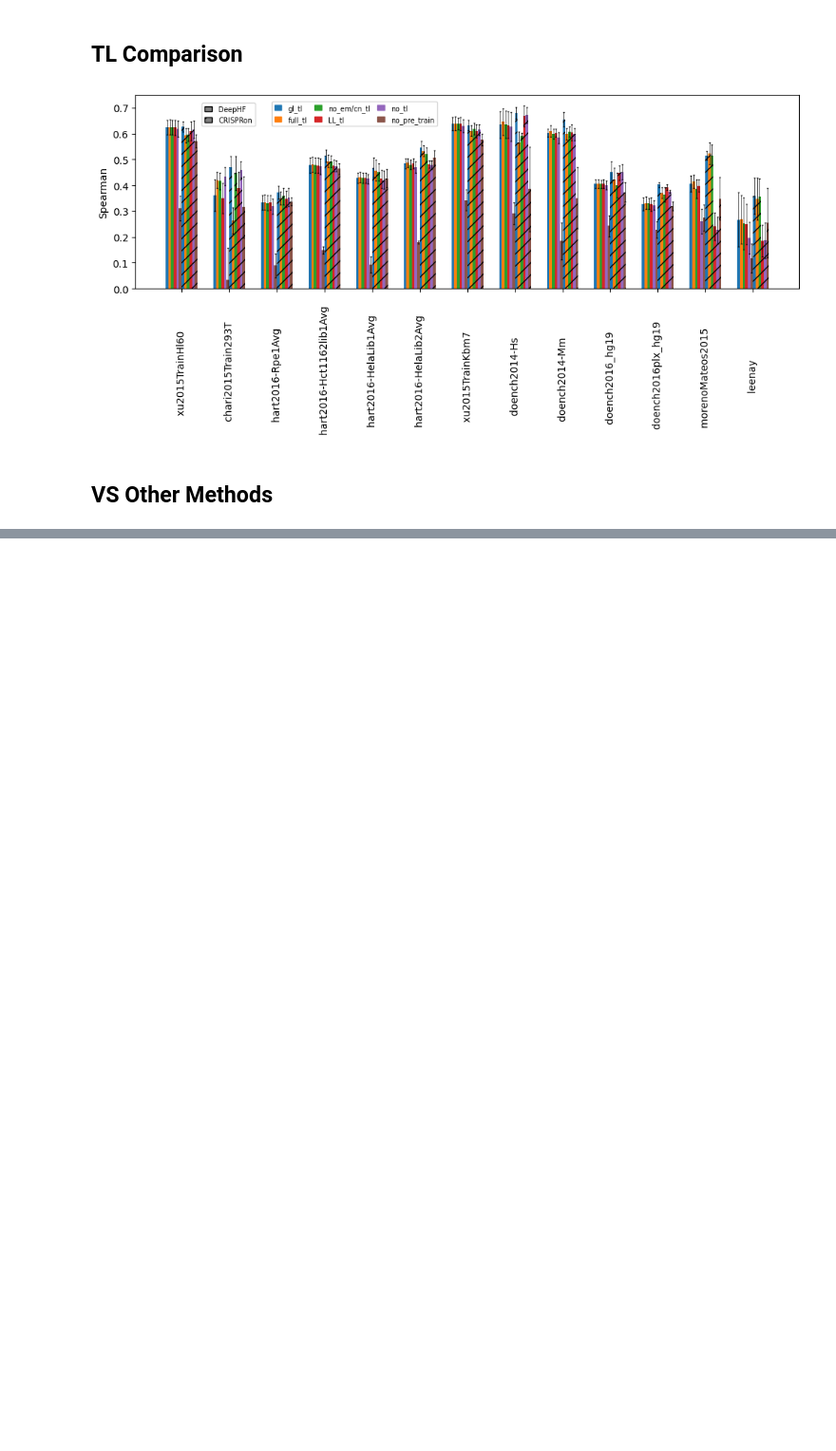
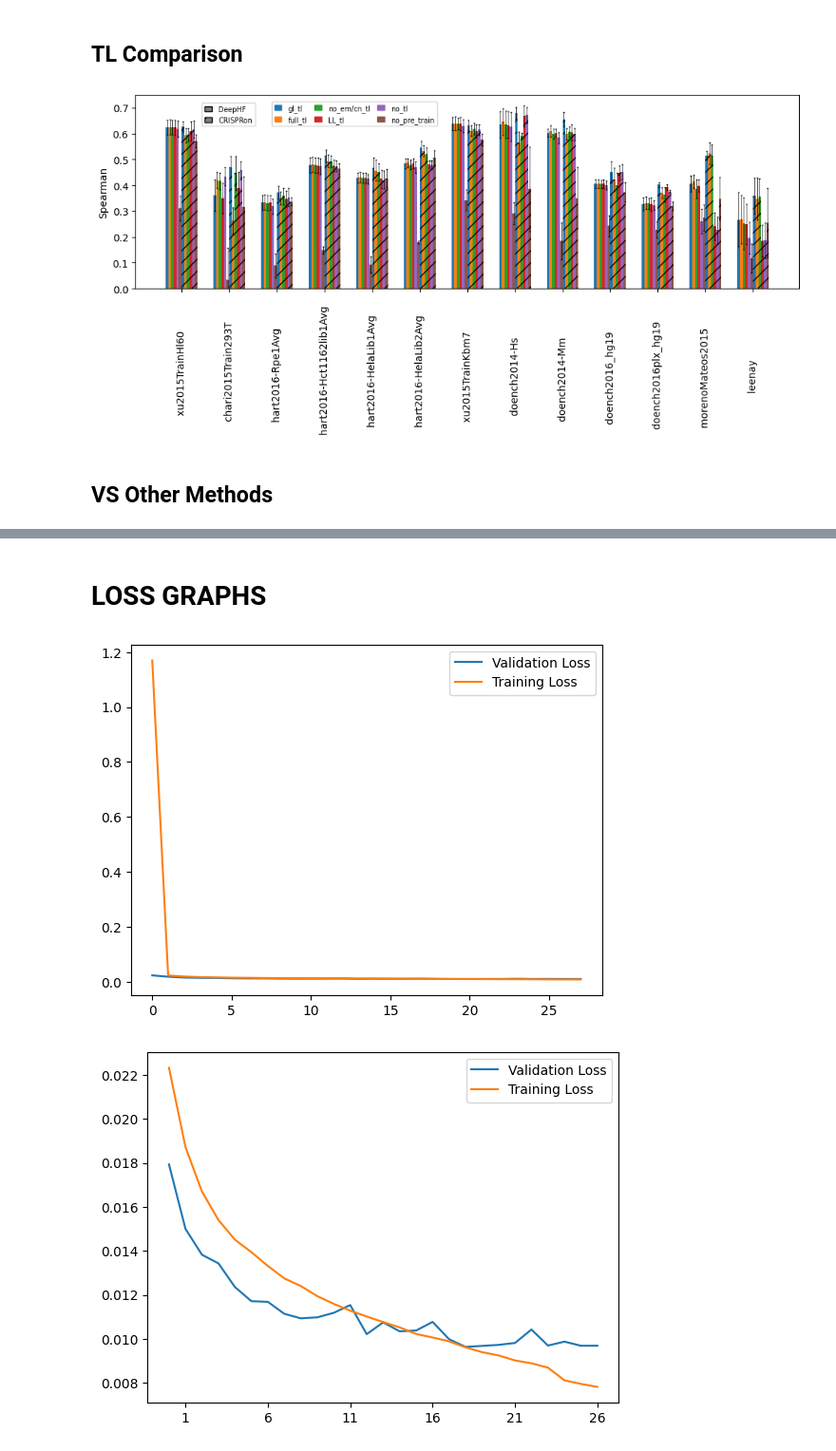
Before and after one commit to OrensteinLab/DeepCRISTL, a Jupyter notebook: new_version/graphs.ipynb, the cells around one changed output, grey strips where cells are left out. Shown at 95% size. Cells and saved outputs as stored; diff of their text form; code cells hidden in the pictures; blank space fills up the shorter version.

```diff
--- a/new_version/graphs.ipynb
+++ b/new_version/graphs.ipynb
@@ -344,0 +353,21 @@ Image.open('combined.png')
+# %% [markdown]
+# LOSS GRAPHS
+# %%
+dhf_pretrain_val_loss = [0.022885681033612677,0.0179318568972083,0.015000633442549895,0.013823838711870455,0.013431630303450985,0.012355583455559989,0.011710438553153242,0.011681079148273772,0.011136771038039324,0.010930555339724729,0.010976315625443142,0.011180962261927758,0.011534226778513793,0.010210425284971127,0.010746166509822545,0.010339727735896613,0.010376187550992242,0.010767879189708182,0.009980385546463603,0.009631456839274598,0.0096763689253951,0.009722706833067403,0.009809498501516925,0.010422310735489377,0.009691372014444786,0.009870455553196772,0.009683607542441778,0.009684836504465909]
+dhf_pretrain_train_loss = [1.1699221701180968,0.022326279213918606,0.018717740942075536,0.01670049042045197,0.015403969675829094,0.01450927462108578,0.013940963592155449,0.013313015797647284,0.012746961690259344,0.012399638173734058,0.011941492523027142,0.011588198273059352,0.011279899936046273,0.011013761997471715,0.01076021665207427,0.01051832499967893,0.010220400152182937,0.01006008058778606,0.009883610816570158,0.009610534333871242,0.009393905226432603,0.009243086417953955,0.00901439040846025,0.008884999297062811,0.008690175217635399,0.008110176473028988,0.007947839973691515,0.007812525775987044]
+
+# show on graph
+plt.plot(dhf_pretrain_val_loss, label='Validation Loss')
+plt.plot(dhf_pretrain_train_loss, label='Training Loss')
+plt.legend()
+plt.show()
+
+# show again but without first epoch and with x axis starting from 1
+plt.plot(dhf_pretrain_val_loss[1:], label='Validation Loss')
+plt.plot(dhf_pretrain_train_loss[1:], label='Training Loss')
+plt.xticks(range(1, len(dhf_pretrain_val_loss),5))
+plt.legend()
+plt.show()
+# %% [output]
+[figure, added]
+[figure, added]
```
Also changed, not shown: parts of 3 cells of this notebook, 2 other files.
